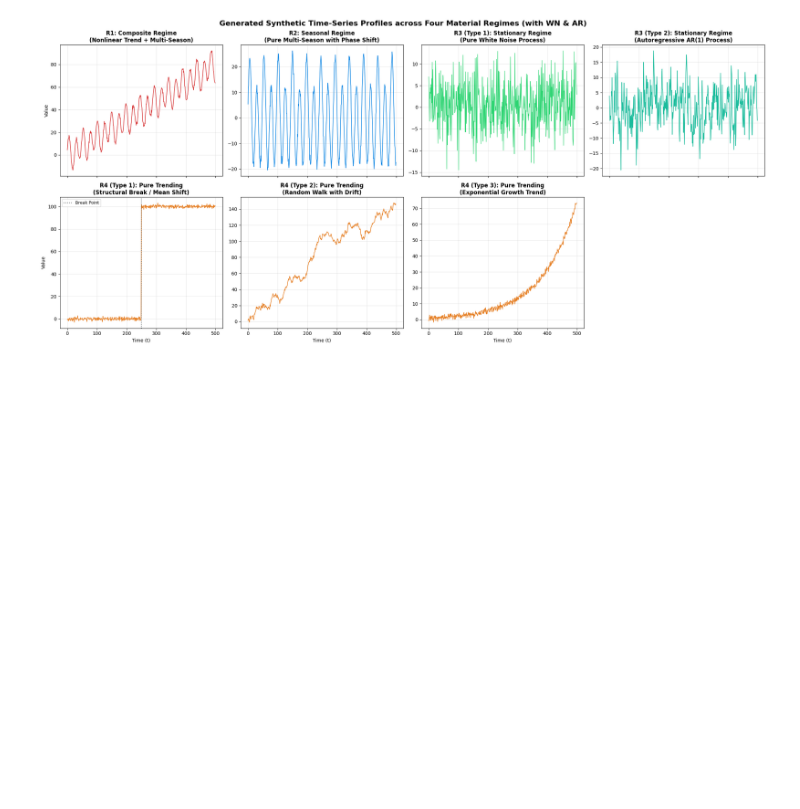
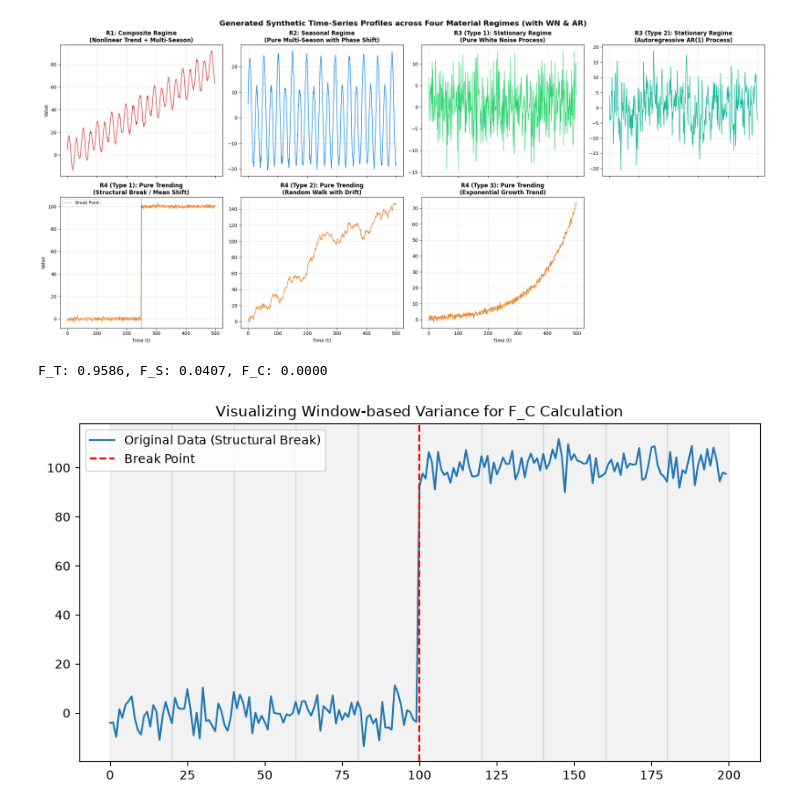
Before and after one commit to wayne0831/TSFM_Ops, a Jupyter notebook: src/temp/evalute_ft_fs.ipynb, the cells around one changed output. Saved outputs shown, nothing was run; the diff lists cells and outputs as text; code cells hidden in the pictures; blank space fills up the shorter version.

```diff
--- a/src/temp/evalute_ft_fs.ipynb
+++ b/src/temp/evalute_ft_fs.ipynb
@@ -548,3 +548,64 @@ plt.tight_layout()
 plt.show()
 # %% [output]
 [figure]
+# %%
+import numpy as np
+import statsmodels.api as sm
+from statsmodels.tsa.seasonal import STL
+
+# 1. 데이터 생성 (Mean Shift R4 Type 1)
+length = 200
+bp_val = length // 2
+noise_std = 5.0
+data = np.random.normal(0, noise_std, length)
+data[bp_val:] += 100  # 100 시점에서 평균 100만큼 상승
+
+# 2. STL 분해
+stl = STL(data, period=20, robust=True)
+result = stl.fit()
+T, S, R = result.trend, result.seasonal, result.resid
+
+# 3. F_T, F_S 계산
+def calculate_strength(component, residual):
+    return max(0, 1 - (np.var(residual) / np.var(component + residual)))
+
+f_t = calculate_strength(T, R)
+f_s = calculate_strength(S, R)
+
+# 4. F_C 계산 (윈도우 분산 기반)
+def calculate_fc(series, window_size=20):
+    global_var = np.var(series)
+    window_vars = []
+    for i in range(0, len(series) - window_size + 1, window_size):
+        window_vars.append(np.var(series[i:i+window_size]))
+    mean_window_var = np.mean(window_vars)
+    return max(0, 1 - (global_var / (mean_window_var + 1e-9)))
+
+f_c = calculate_fc(data)
+
+print(f"F_T: {f_t:.4f}, F_S: {f_s:.4f}, F_C: {f_c:.4f}")
+# %% [output]
+F_T: 0.9586, F_S: 0.0407, F_C: 0.0000
+# %%
+import matplotlib.pyplot as plt
+import numpy as np
+
+# 데이터 생성: R4 (Mean Shift)
+length = 200
+data = np.concatenate([np.random.normal(0, 5, 100), np.random.normal(100, 5, 100)])
+
+# 시각화: 전체와 윈도우 분산 비교
+window_size = 20
+plt.figure(figsize=(10, 5))
+plt.plot(data, label="Original Data (Structural Break)")
+plt.axvline(100, color='r', linestyle='--', label="Break Point")
+
+# 윈도우 박스 표시
+for i in range(0, length, window_size):
+    plt.axvspan(i, i+window_size, color='gray', alpha=0.1)
+
+plt.legend()
+plt.title("Visualizing Window-based Variance for F_C Calculation")
+plt.show()
+# %% [output]
+[figure, added]
```
Also changed, not shown: parts of 1 cell of this notebook, 4 other files.
